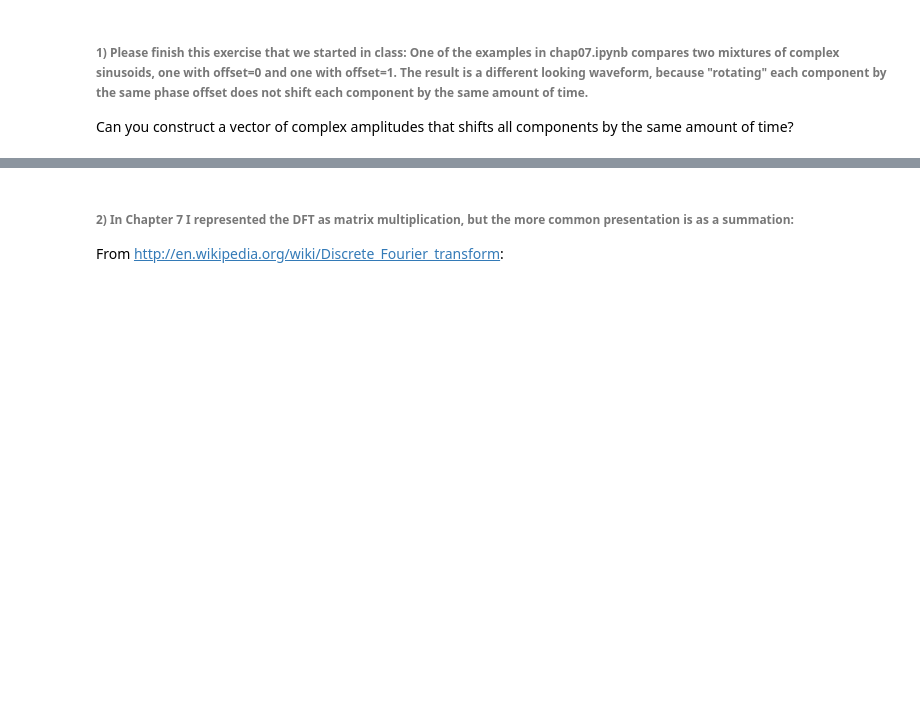
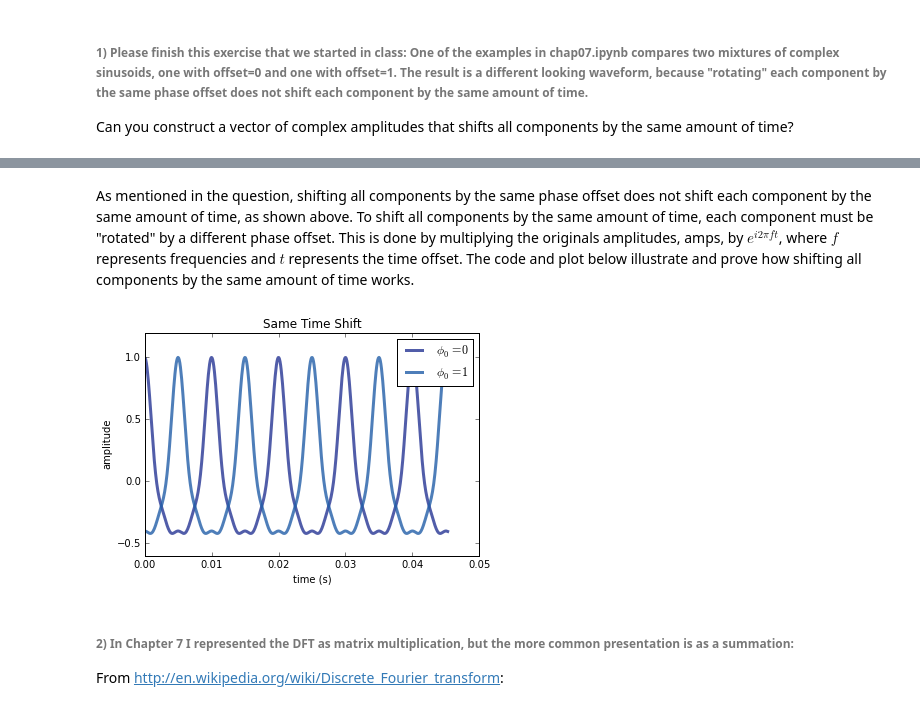
Before and after one commit to jenwei/ThinkDSP, a Jupyter notebook: code/ps04.ipynb, the cells around one changed output, grey strips where cells are left out. Saved outputs shown, nothing was run; the diff lists cells and outputs as text; code cells hidden in the pictures; blank space fills up the shorter version.

```diff
--- a/code/ps04.ipynb
+++ b/code/ps04.ipynb
@@ -11,3 +57,15 @@ Can you construct a vector of complex amplitudes that shifts all components by t
+# %% [markdown]
+As mentioned in the question, shifting all components by the same phase offset does not shift each component by the same amount of time, as shown above. To shift all components by the same amount of time, each component must be "rotated" by a different phase offset. This is done by multiplying the originals amplitudes, amps, by $e^{i2\pi ft}$, where $f$ represents frequencies and $t$ represents the time offset. The code and plot below illustrate and prove how shifting all components by the same amount of time works.
+# %%
+t_offset = 0.005
+amps3 = amps*numpy.exp(i*PI2*numpy.asarray(freqs)*t_offset)
+ys3 = synthesize2(amps3, freqs, ts)
+
+thinkplot.plot(ts[:500], ys[:500].real, label=r'$\phi_0 = 0$')
+thinkplot.plot(ts[:500], ys3[:500].real, label=r'$\phi_0 = 1$')
+thinkplot.config(title='Same Time Shift', xlabel='time (s)', ylabel='amplitude')
+# %% [output]
+[figure, added]
 # %% [markdown]
 ###### 2) In Chapter 7 I represented the DFT as matrix multiplication, but the more common presentation is as a summation:
 
```
Also changed, not shown: parts of 36 cells of this notebook.
